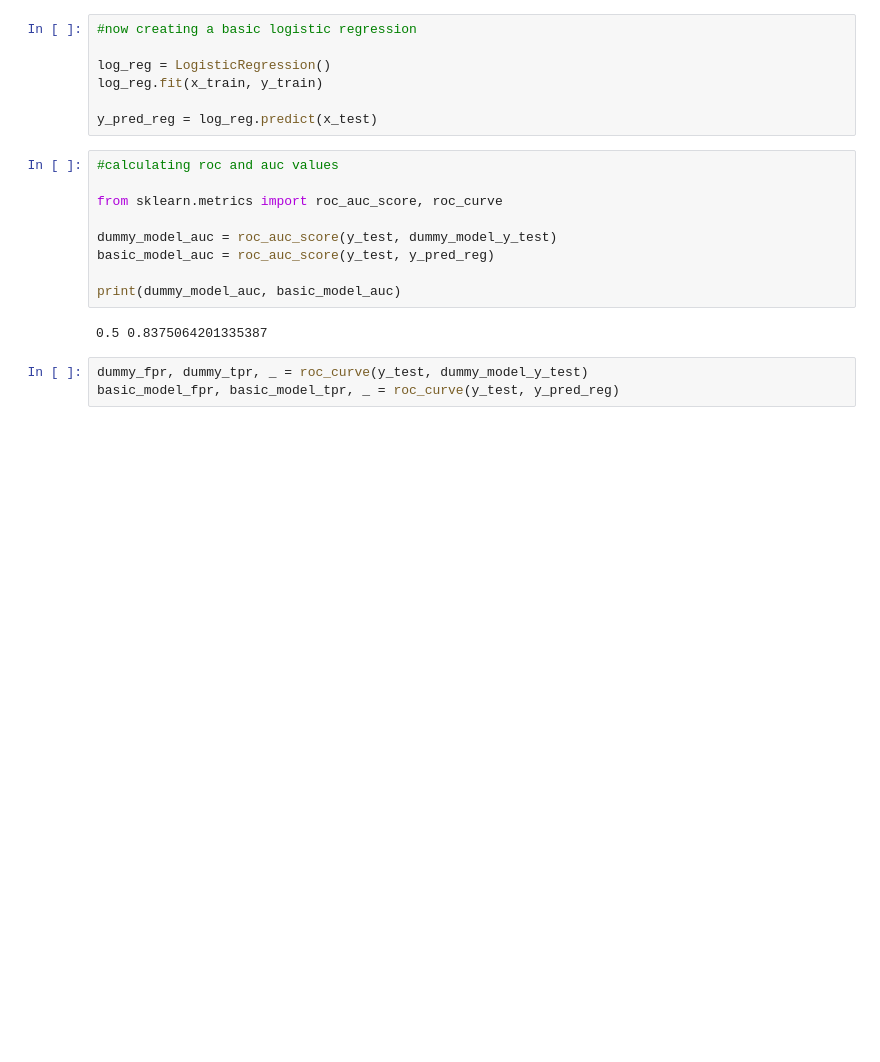
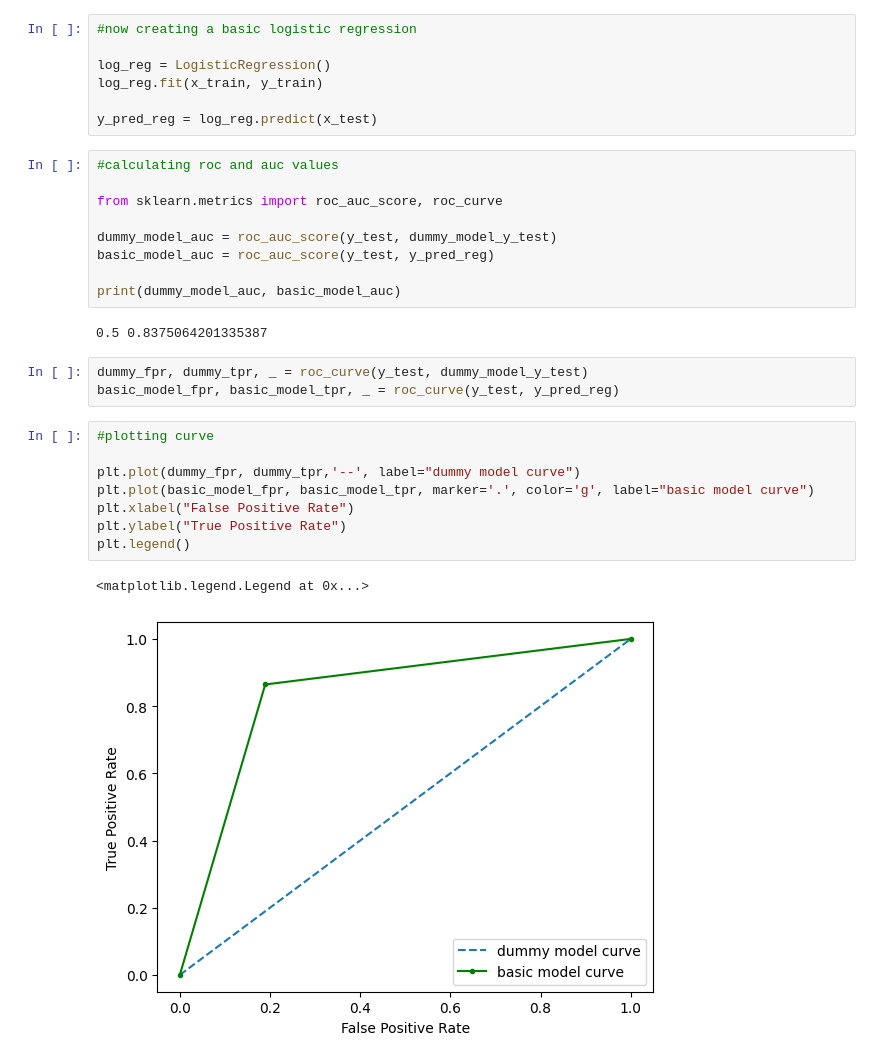
Before and after one commit to NarnindiMounica/Machine_Learning_Works, a Jupyter notebook: Logistic_Regression/example_implementaton.ipynb, the cells around one changed output. Cells and saved outputs as stored; diff of their text form; blank space fills up the shorter version.

Commit message:
Logistic REgression Implementation - ROC and AUC Curve"

```diff
--- a/Logistic_Regression/example_implementaton.ipynb
+++ b/Logistic_Regression/example_implementaton.ipynb
@@ -461,3 +461,14 @@ print(dummy_model_auc, basic_model_auc)
 # %%
 dummy_fpr, dummy_tpr, _ = roc_curve(y_test, dummy_model_y_test)
 basic_model_fpr, basic_model_tpr, _ = roc_curve(y_test, y_pred_reg)
+# %%
+#plotting curve
+
+plt.plot(dummy_fpr, dummy_tpr,'--', label="dummy model curve")
+plt.plot(basic_model_fpr, basic_model_tpr, marker='.', color='g', label="basic model curve")
+plt.xlabel("False Positive Rate")
+plt.ylabel("True Positive Rate")
+plt.legend()
+# %% [output]
+<matplotlib.legend.Legend at 0x...>
+[figure, added]
```
